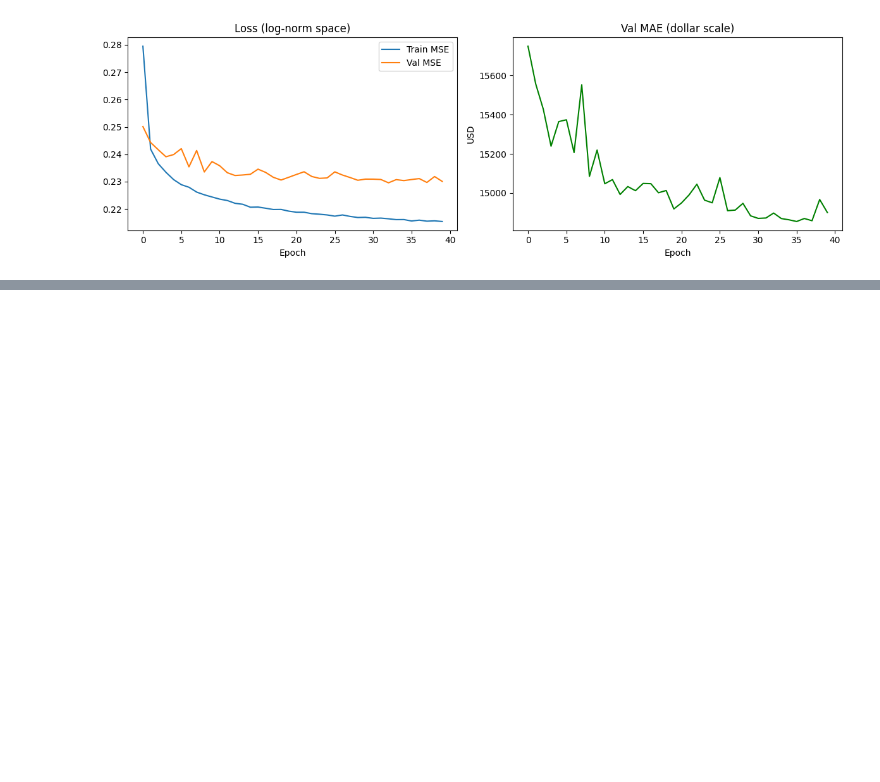
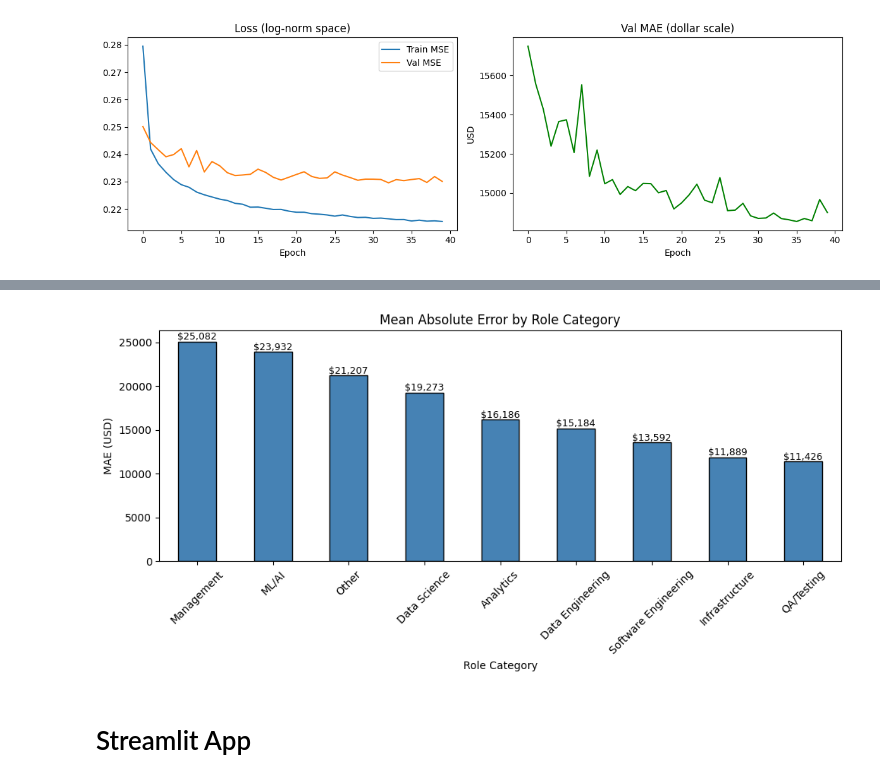
Before and after one commit to jean-johnson-zwix/compensation_buddy, a Jupyter notebook: model_training.ipynb, the cells around one changed output, grey strips where cells are left out. Saved outputs shown, nothing was run; the diff lists cells and outputs as text; code cells hidden in the pictures; blank space fills up the shorter version.

```diff
--- a/model_training.ipynb
+++ b/model_training.ipynb
@@ -641,0 +726,26 @@ plt.show()
+# %%
+# Construct role categories for validation set
+df_val = df.iloc[va_idx].copy()
+
+mae_by_role = pd.DataFrame({
+    'role': df_val['role_category'].values,
+    'error': errors
+}).groupby('role')['error'].mean().sort_values(ascending=False)
+
+fig, ax = plt.subplots(figsize=(10, 5))
+mae_by_role.plot(kind='bar', ax=ax, color='steelblue', edgecolor='black')
+ax.set_title('Mean Absolute Error by Role Category')
+ax.set_xlabel('Role Category')
+ax.set_ylabel('MAE (USD)')
+ax.tick_params(axis='x', rotation=45)
+
+for i, v in enumerate(mae_by_role):
+    ax.text(i, v + 200, f'${v:,.0f}', ha='center', fontsize=9)
+
+plt.tight_layout()
+plt.savefig('error_by_role.png', dpi=150, bbox_inches='tight')
+plt.show()
+# %% [output]
+[figure, added]
+# %% [markdown]
+# Streamlit App
```
Also changed, not shown: parts of 7 cells of this notebook.
